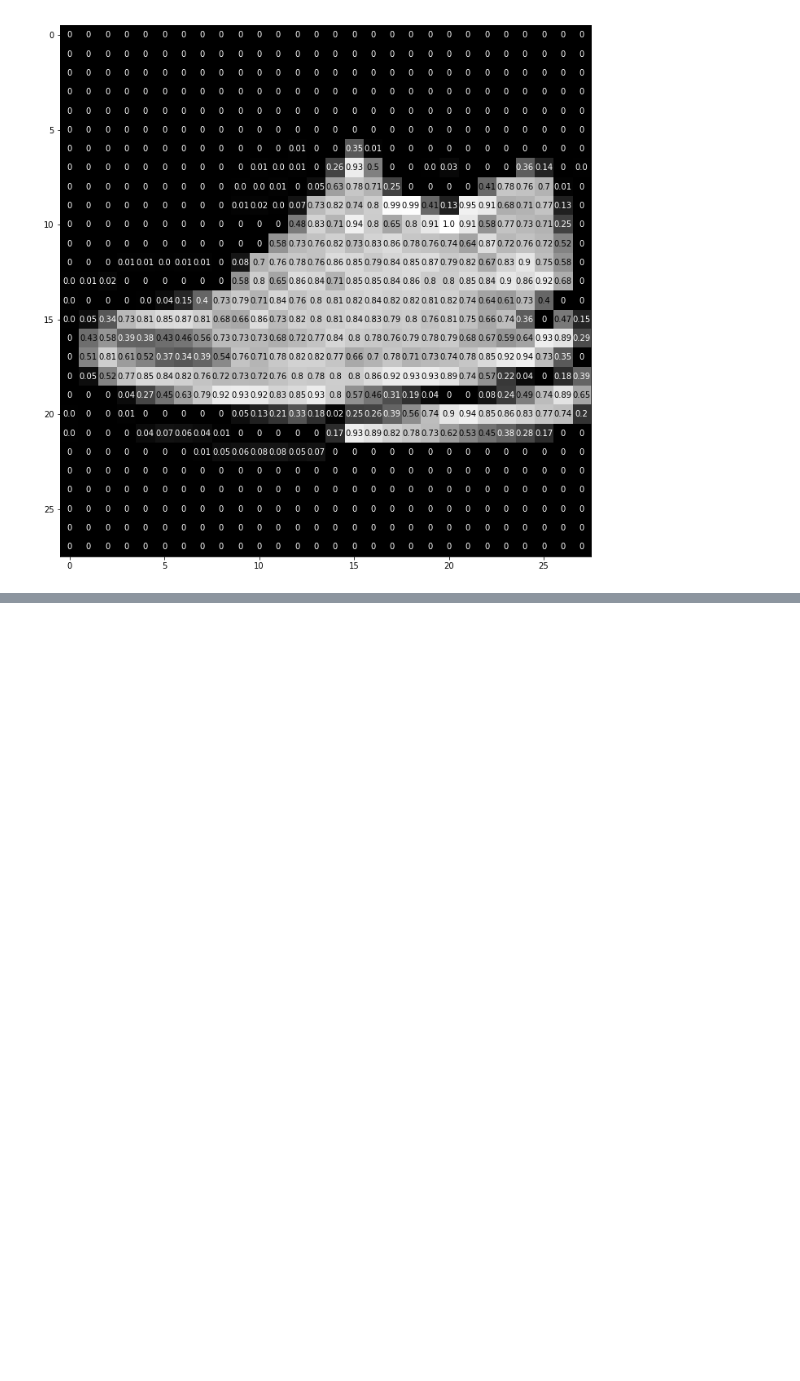
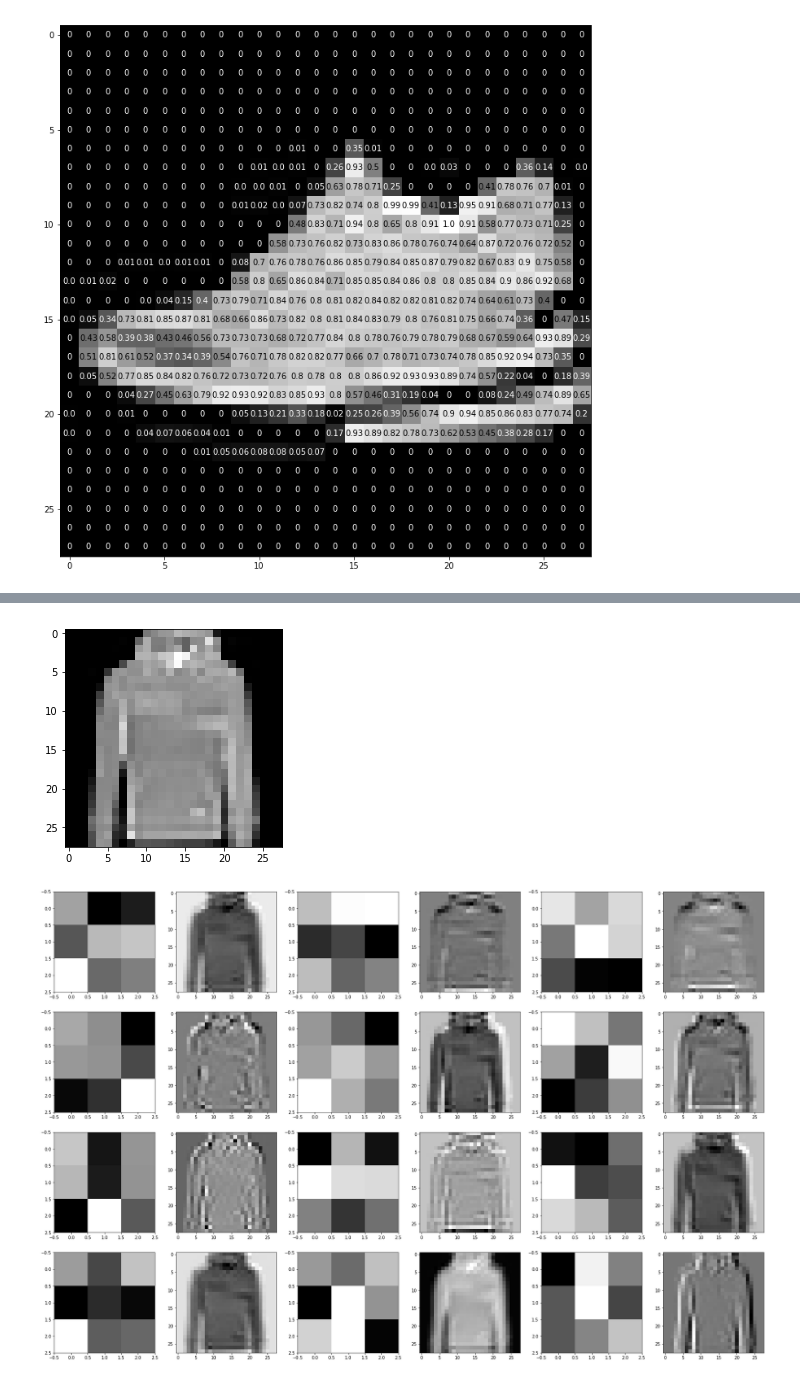
Before and after one commit to bakamoridesu/DL_PyTorch, a Jupyter notebook: MNIST_fashion_torch.ipynb, the cells around one changed output, grey strips where cells are left out. Cells and saved outputs as stored; diff of their text form; code cells hidden in the pictures; blank space fills up the shorter version.

```diff
--- a/MNIST_fashion_torch.ipynb
+++ b/MNIST_fashion_torch.ipynb
@@ -352,0 +389,52 @@ Net(
+# %%
+# obtain one batch of testing images
+dataiter = iter(test_loader)
+images, labels = dataiter.next()
+images = images.numpy()
+
+# select an image by index
+idx = 4
+img = np.squeeze(images[idx])
+
+# Use OpenCV's filter2D function
+# apply a specific set of filter weights (like the one's displayed above) to the test image
+
+import cv2
+plt.imshow(img, cmap='gray')
+
+weights = net.conv_layers[0].weight.data
+w = weights.numpy()
+
+# 1. first conv layer
+# for 10 filters
+fig=plt.figure(figsize=(30, 20))
+columns = 3*2
+rows = 4
+for i in range(0, columns*rows):
+    fig.add_subplot(rows, columns, i+1)
+    if ((i%2)==0):
+        plt.imshow(w[int(i/2)][0], cmap='gray')
+    else:
+        c = cv2.filter2D(img, -1, w[int((i-1)/2)][0])
+        plt.imshow(c, cmap='gray')
+plt.show()
+
+weights = net.conv_layers[1].weight.data
+w = weights.numpy()
+
+# 1. first conv layer
+# for 10 filters
+fig=plt.figure(figsize=(30, 20))
+columns = 3*2
+rows = 4
+for i in range(0, columns*rows):
+    fig.add_subplot(rows, columns, i+1)
+    if ((i%2)==0):
+        plt.imshow(w[int(i/2)][0], cmap='gray')
+    else:
+        c = cv2.filter2D(img, -1, w[int((i-1)/2)][0])
+        plt.imshow(c, cmap='gray')
+plt.show()
+# %% [output]
+[figure, added]
+[figure, added]
```
Also changed, not shown: parts of 8 cells of this notebook.
